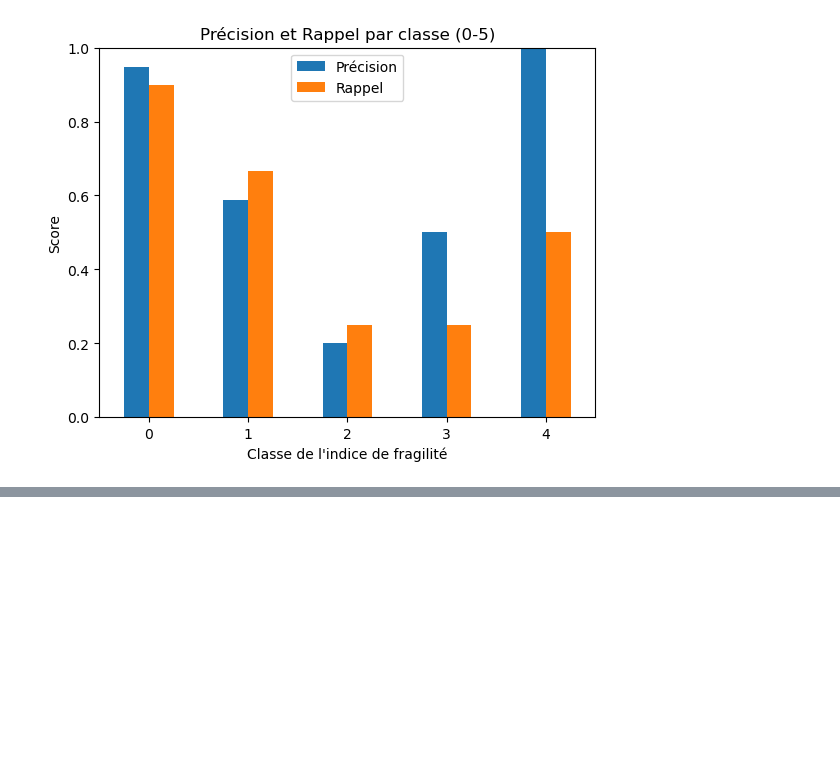
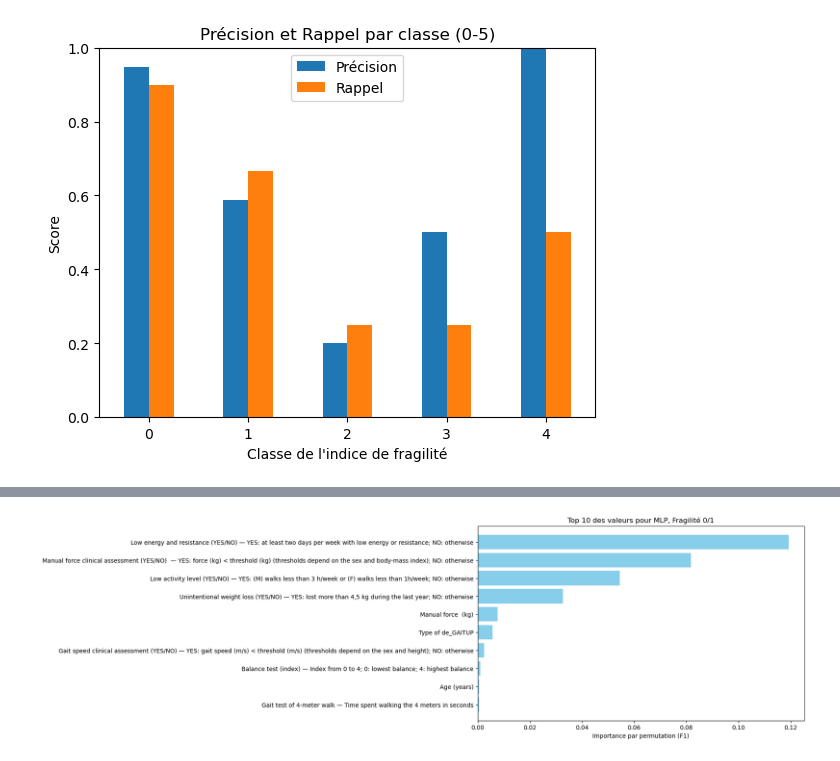
Before and after one commit to Maxim-Lysik/Fragility_Prediction_with_AI, a Jupyter notebook: Fragility_Prediction_With_AI.ipynb, the cells around one changed output, grey strips where cells are left out. Cells and saved outputs as stored; diff of their text form; code cells hidden in the pictures; blank space fills up the shorter version.

Commit message:
Remove old messy path

```diff
--- a/Desktop/Fragilité/Fragility_Prediction_With_AI.ipynb
+++ b/Fragility_Prediction_With_AI.ipynb
@@ -648,0 +654,98 @@ plt.show()
+# %%
+CHEMIN_FICHIER = r'C:\Users\Maxime\Desktop\Fragilité\pack\Données_nettoyées_sans_capteurs____index_de_fragilité_unifiée.csv'
+TARGET_COLUMN = 'Frailty index from 0 to 5; 0: lowest failty; 5: highest failty'
+
+try:
+    df = pd.read_csv(CHEMIN_FICHIER, sep=';')
+    print(f"Chargement réussi du fichier : {os.path.basename(CHEMIN_FICHIER)}")
+    print("-" * 50)
+
+except FileNotFoundError:
+    print(f"ERREUR : Fichier non trouvé à l'emplacement spécifié : {CHEMIN_FICHIER}")
+
+# --- Données (supposées déjà chargées dans df) ---
+target_col = 'Frailty index from 0 to 5; 0: lowest failty; 5: highest failty'
+X = df.drop(columns=[target_col])
+y = df[target_col].astype(int)
+
+# --- Remplissage des valeurs manquantes ---
+for col in X.columns:
+    if X[col].dtype in [np.float64, np.int64]:
+        X[col] = X[col].fillna(X[col].median())
+    else:
+        X[col] = X[col].fillna(X[col].mode()[0])
+
+# --- Prétraitement + MLP ---
+numeric_features = X.select_dtypes(include=[np.number]).columns.tolist()
+
+preprocessor = ColumnTransformer(
+    transformers=[('num', StandardScaler(), numeric_features)],
+    remainder='passthrough'
+)
+
+mlp = MLPClassifier(hidden_layer_sizes=(100,),
+                    max_iter=500,
+                    random_state=42,
+                    activation='relu',
+                    solver='adam')
+
+pipeline = Pipeline([
+    ('preprocessor', preprocessor),
+    ('classifier', mlp)
+])
+
+# --- Validation croisée stratifiée K-Fold ---
+skf = StratifiedKFold(n_splits=5, shuffle=True, random_state=42)
+
+scoring = {
+    'accuracy': make_scorer(accuracy_score),
+    'precision': make_scorer(precision_score),
+    'recall': make_scorer(recall_score),
+    'f1': make_scorer(f1_score),
+    'roc_auc': make_scorer(roc_auc_score)
+}
+
+cv_results = cross_validate(pipeline, X, y, cv=skf, scoring=scoring)
+
+# --- Moyennes des métriques de la validation croisée avec des noms explicites ---
+accuracy = cv_results['test_accuracy'].mean()
+precision_1 = cv_results['test_precision'].mean()
+recall_1 = cv_results['test_recall'].mean()
+f1_1 = cv_results['test_f1'].mean()
+roc_auc = cv_results['test_roc_auc'].mean()
+
+print("\n*** Principales métriques de performance (MLP Classifier) ***")
+print(f"Précision Globale (Accuracy)           : {accuracy:.4f}")
+print(f"Précision pour la Fragilité (classe 1) : {precision_1:.4f}")
+print(f"Rappel pour la Fragilité (classe 1)    : {recall_1:.4f}")
+print(f"F1-Score (Fragilité - classe 1)        : {f1_1:.4f}")
+print(f"Score ROC-AUC                           : {roc_auc:.4f}")
+
+# --- Entraînement du modèle sur toutes les données pour évaluer l'importance des variables ---
+pipeline.fit(X, y)
+
+# --- Importance par permutation ---
+result = permutation_importance(pipeline, X, y, n_repeats=10, random_state=42, scoring='f1')
+
+feature_names = X.columns.tolist()
+importances = result.importances_mean
+indices = np.argsort(importances)[::-1]  # de la plus importante à la moins importante
+
+print("\nTop 10 des variables les plus importantes pour le MLP :")
+for i in range(min(10, len(feature_names))):
+    print(f"{i+1}. {feature_names[indices[i]]}: {importances[indices[i]]:.4f}")
+
+# --- Préparation des données pour le graphique ---
+top_n = 10
+top_features = [feature_names[i] for i in indices[:top_n]]
+top_importances = importances[indices[:top_n]]
+
+# --- Diagramme à barres horizontal ---
+plt.figure(figsize=(10, 6))
+plt.barh(range(top_n-1, -1, -1), top_importances, color='skyblue')  # inversé pour que la variable la plus importante soit en haut
+plt.yticks(range(top_n-1, -1, -1), top_features)
+plt.xlabel("Importance par permutation (F1)")
+plt.title("Top 10 des valeurs pour MLP, Fragilité 0/1")
+plt.tight_layout()
+plt.show()
+# %% [output]
@@ -648,0 +769 @@ plt.show()
+[figure, added]
```
Also changed, not shown: parts of 8 cells of this notebook.
